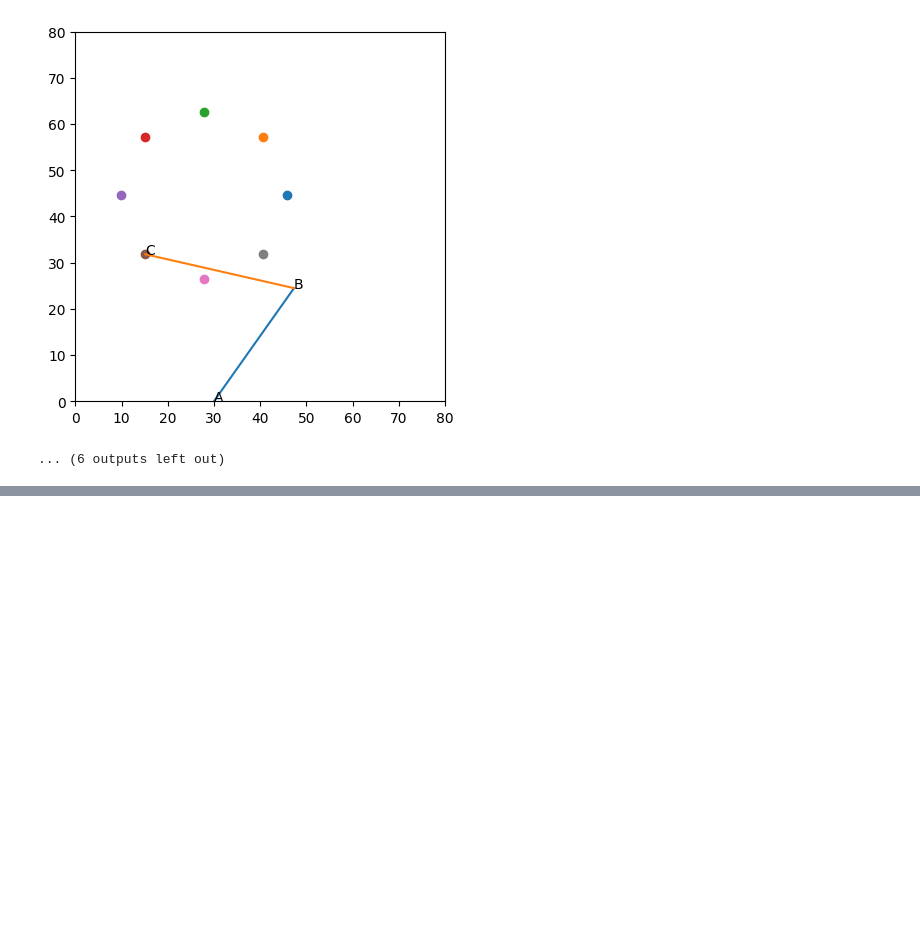
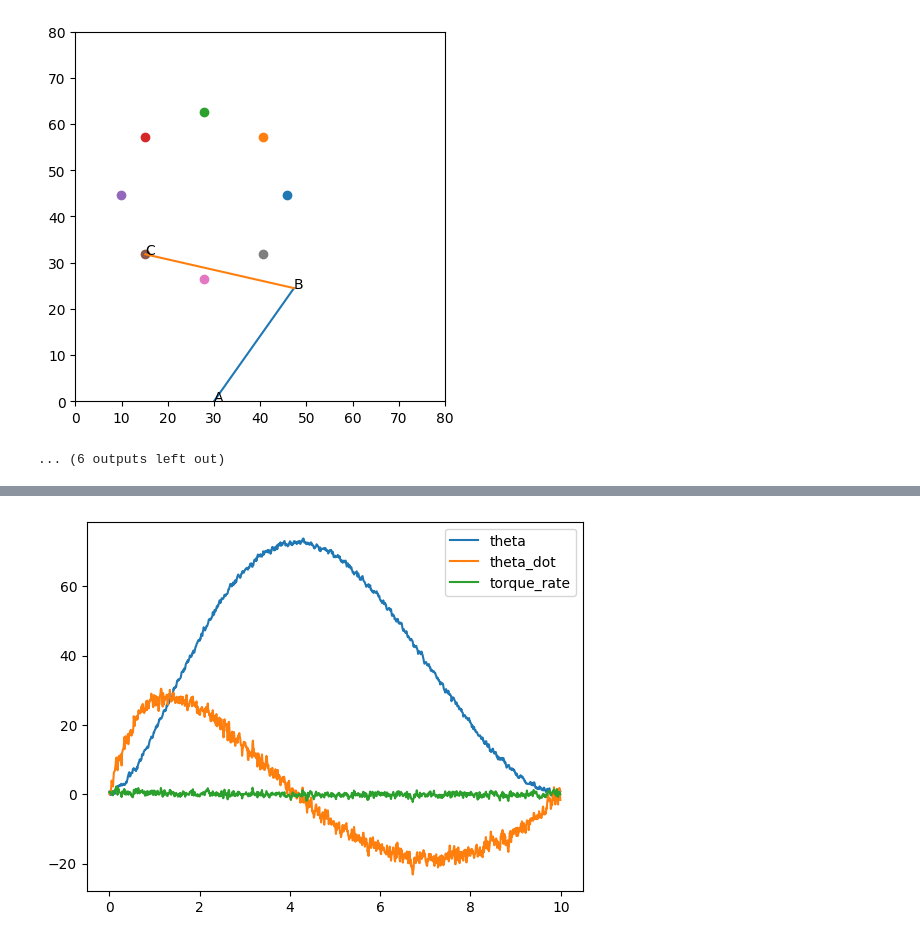
Before and after one commit to AcaAac/Neuroscience-EPL, a Jupyter notebook: Project_1_Stochastic_Optimal_Control_V2.ipynb, the cells around one changed output, grey strips where cells are left out. Drawn from its saved outputs; the diff is of its cells as text; code cells hidden in the pictures; blank space fills up the shorter version.

```diff
--- a/Project_1_Stochastic_Optimal_Control_V2.ipynb
+++ b/Project_1_Stochastic_Optimal_Control_V2.ipynb
@@ -275,0 +270,78 @@ S[k,:,:] =  [[ 2.86221924e-04  3.03898635e-04  7.87003468e-02 -2.86221924e-04
+# %%
+### definition of the state
+# x[k+1] = A*x[k] + B*u[k] + ksi[k]
+# y[k] = H*x[k] + w[k]
+
+dt = 0.01
+N = 1000
+# matrices
+A = np.array([1,dt,0,0,0,0,
+              0,1-((dt*G)/I),1+dt/I,0,0,0,
+              0,0,(1-dt/tau),0,0,0,
+              0,0,0,1,0,0,
+              0,0,0,0,1,0,
+              0,0,0,0,0,1]).reshape((6,6))
+print("A matrix : ","\n",A)
+B = np.array([0,0,(dt/tau),0,0,0]).reshape(6,1)
+print("B vector : ","\n",B)
+
+# noise ksi[k] ~ N(0,Omega(ksi)), with Omega(ksi)=covariance matrix => 0=vector of means
+means = np.zeros(6)
+cov_ksi = np.zeros((6,6))
+for i in range(0,6) :
+    cov_ksi[i,i] = np.abs(np.random.normal(0, 1))
+ksi = np.random.multivariate_normal(means, cov_ksi).reshape((6,1))
+print("noise \ksi: ",'\n',ksi)
+
+# matrix of weights for y (h=0 for T and T*)
+H = np.eye(6)
+
+# noise w(k) ~ N(0,Omega(w)), with Omega(w)=covariance matrix => 0=vector of means
+means = np.zeros(6)
+cov_w = np.zeros((6,6))
+for i in range(0,6) :
+    cov_w[i,i] = np.abs(np.random.normal(0, 1))
+
+### state estimation
+# x_hat[k+1] = A*x_hat[k] + B*u[k] + K[k]*(y[k] - H*x_hat[k])
+
+# need to find error term = x - x_hat
+# so I try to find x_hat, the estimation of x
+x_hat = np.zeros((N,6,1))
+# initialization
+theta = np.pi/4
+theta_dot = 0
+T = 0.5
+x_hat[0,:,:] = np.array([theta,theta_dot,T,np.pi/8,0,0.5]).reshape((6,1))
+print('initial state estimation: ','\n',x_hat[0,:,:])
+# but doing so I initialized it the same way of x, so the error in the first step is 0
+
+
+
+sigma = np.zeros((N,6,6))
+sigma[0,:,:] = cov_w
+
+
+
+# y[k] = H*x[k] + w[k]
+y = np.zeros((N,6,1))
+
+# iteration
+K = np.zeros((N,6,6))
+u = 1
+for k in range(0,N-1) :
+    w = np.random.multivariate_normal(means, cov_w).reshape((6,1))
+    K[k,:,:] = A @ sigma[k,:,:] @ H.T @ np.linalg.inv(H @ sigma[k,:,:] @ H.T + cov_w)
+    sigma[k+1,:,:] = cov_ksi + (A - K[k,:,:] @ H) @ sigma[k,:,:] @ A.T
+    y[k,:,:] = H @ x[k,:,:] + w
+    x_hat[k+1,:,:] = A @ x_hat[k,:,:] + B  + K[k,:,:] @ (y[k,:,:] - H @ x_hat[k,:,:])
+
+
+# plot
+x_axis = np.arange(0, 10, dt)
+plt.plot(x_axis, x_hat[:,0,0], label = "theta")
+plt.plot(x_axis, x_hat[:,1,0], label = "theta_dot")
+plt.plot(x_axis, x_hat[:,2,0], label = "torque_rate")
+plt.legend()
+plt.show()
+# %% [output]
@@ -275,0 +365 @@ S[k,:,:] =  [[ 2.86221924e-04  3.03898635e-04  7.87003468e-02 -2.86221924e-04
+[figure, added]
```
Also changed, not shown: parts of 6 cells of this notebook.
